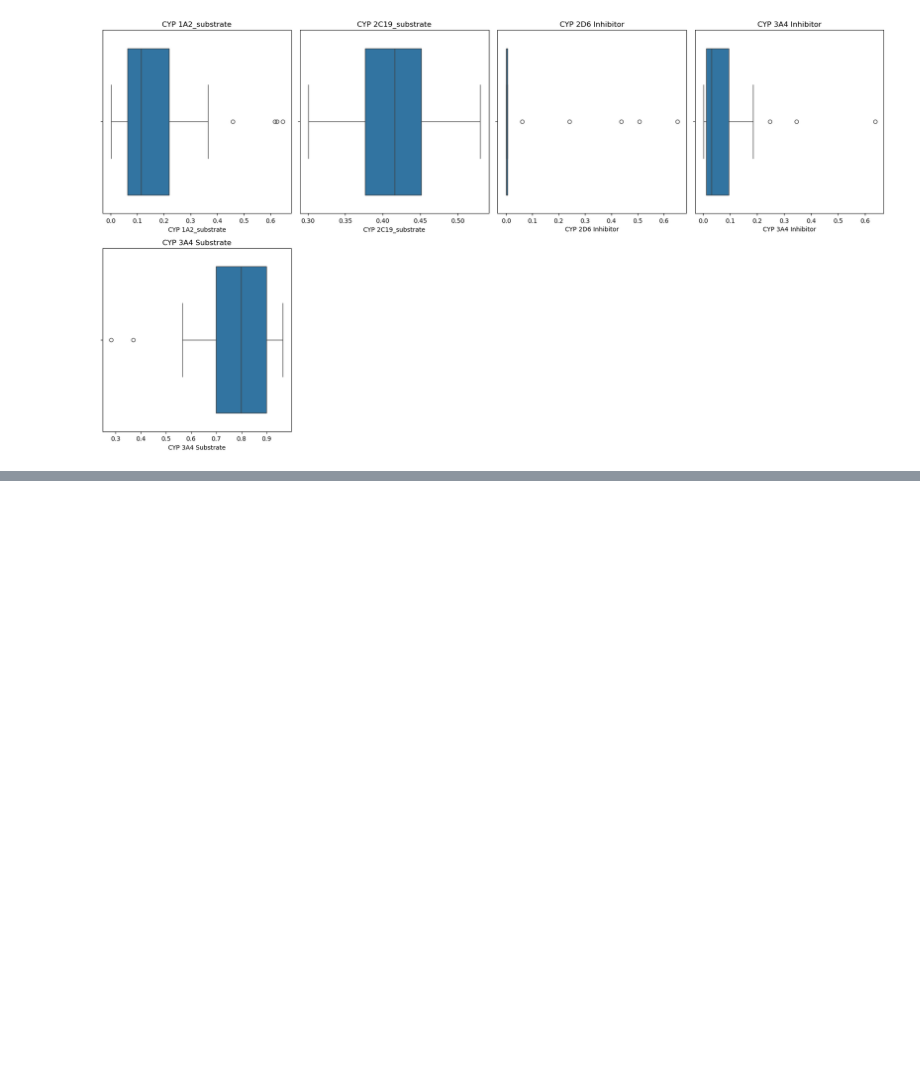
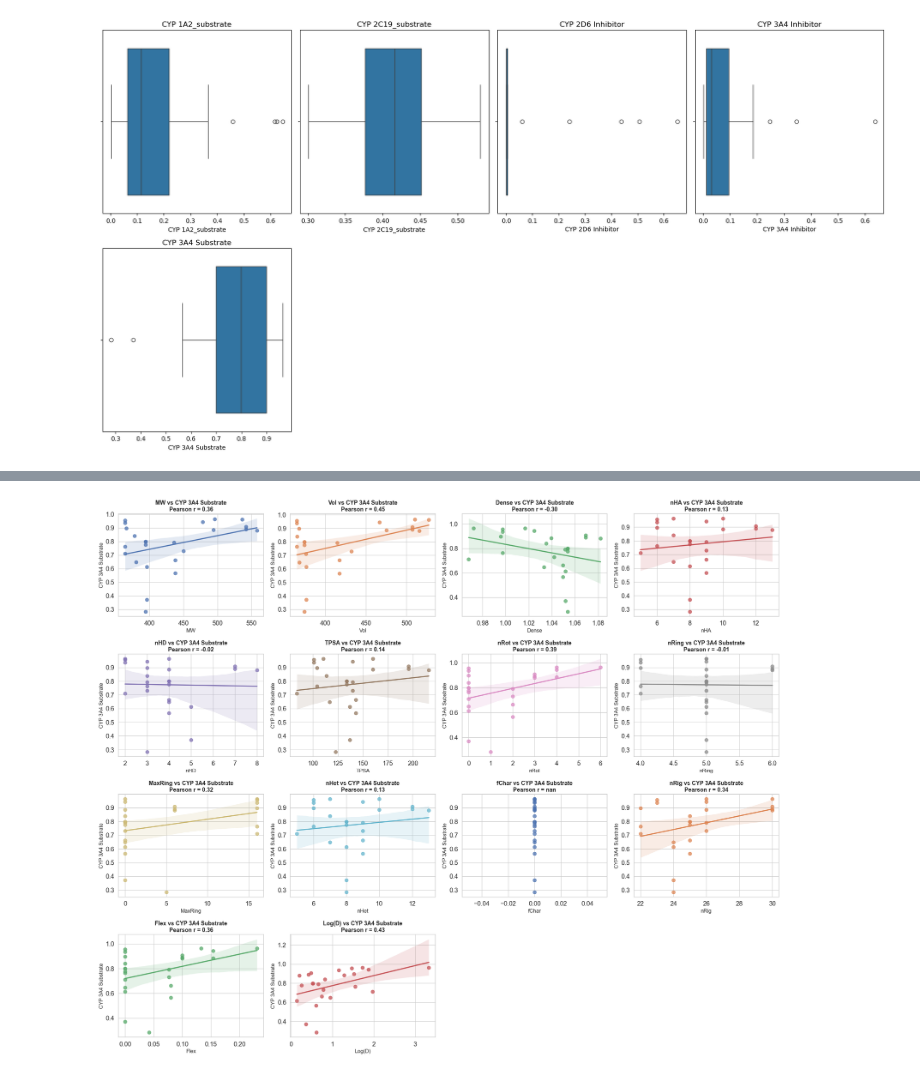
Before and after one commit to alexthorr/Castela, a Jupyter notebook: Metabolismo/Meta.ipynb, the cells around one changed output, grey strips where cells are left out. Drawn from its saved outputs; the diff is of its cells as text; code cells hidden in the pictures; blank space fills up the shorter version.

```diff
--- a/Metabolismo/Meta.ipynb
+++ b/Metabolismo/Meta.ipynb
@@ -356,19 +315,0 @@ plt.show()
-# %%
-import seaborn as sns
-import matplotlib.pyplot as plt
-
-sns.set_theme(style="whitegrid")
-
-pair = sns.pairplot(
-    df_met[cols + [cyp_col]],
-    diag_kind="kde",            # mejores densidades en diagonal
-    plot_kws={"alpha": 0.6, "s": 40, "edgecolor": "none"},
-    diag_kws={"shade": True},
-    corner=False,               # si quieres solo la mitad inferior → True
-    height=2.0                  # cambia tamaño general
-)
-
-pair.fig.suptitle("Pairplot Descriptores vs CYP 3A4",
-                  y=1.02, fontsize=16)
-
-plt.show()
@@ -393,0 +316,46 @@ This will become an error in seaborn v0.14.0; please update your code.
+# %%
+import matplotlib.pyplot as plt
+import seaborn as sns
+import numpy as np
+
+# Estilo tipo publicación
+sns.set_theme(style="whitegrid", font_scale=1.3)
+
+# Paleta de colores automática
+palette = sns.color_palette("deep", len(cols))
+
+# Número de filas dinámico
+rows = (len(cols) // 4) + 1
+plt.figure(figsize=(22, rows * 4.5))
+
+for i, col in enumerate(cols, 1):
+    plt.subplot(rows, 4, i)
+
+    # Gráfico con regresión
+    sns.regplot(
+        x=df_met[col],
+        y=df_met[cyp_col],
+        color=palette[i-1],
+        scatter_kws={"s": 60, "alpha": 0.75},
+        line_kws={"linewidth": 2.5},
+    )
+
+    # Calcular correlación Pearson
+    corr = df_met[[col, cyp_col]].corr().iloc[0, 1]
+
+    # Título elegante tipo paper
+    plt.title(
+        f"{col} vs {cyp_col}\n"
+        f"Pearson r = {corr:.2f}",
+        fontsize=13,
+        fontweight="bold"
+    )
+
+    # Ejes con estilo limpio
+    plt.xlabel(col, fontsize=12)
+    plt.ylabel(cyp_col, fontsize=12)
+
+plt.tight_layout()
+plt.show()
+# %% [output]
+[figure, added]
```
Also changed, not shown: parts of 3 cells of this notebook, 2 other files.
